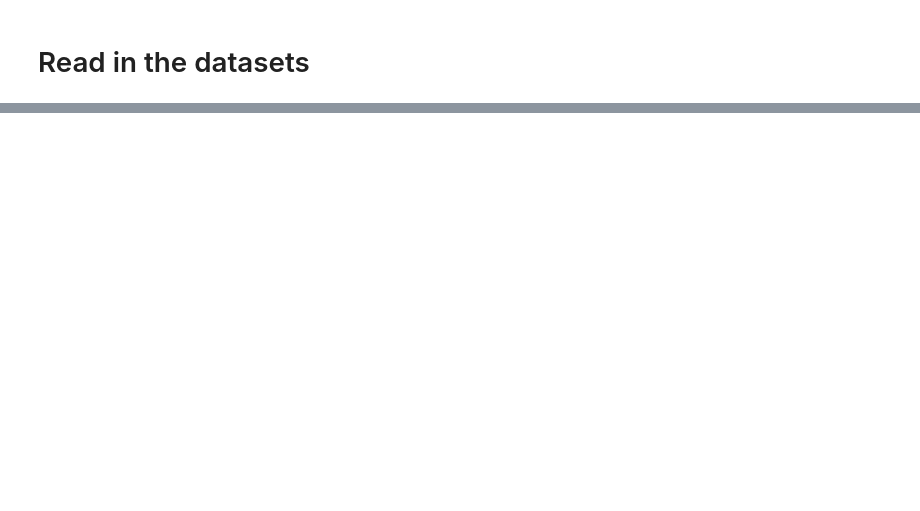
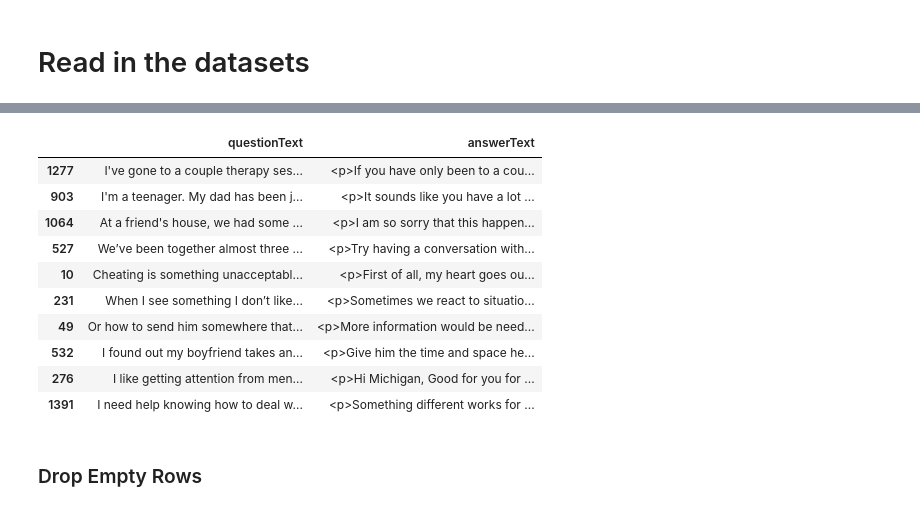
Before and after one commit to Dantoro/project_therapy, a Jupyter notebook: project_notebooks/cleaning_chat_data.ipynb, the cells around one changed output, grey strips where cells are left out. Cells and saved outputs as stored; diff of their text form; code cells hidden in the pictures; blank space fills up the shorter version.

```diff
--- a/project_notebooks/cleaning_chat_data.ipynb
+++ b/project_notebooks/cleaning_chat_data.ipynb
@@ -27,0 +291,2 @@ CounselChat: (1482, 9)
+# %%
+counsel_chat_df = counsel_chat_df.drop(columns=['questionID', 'questionTitle', 'questionUrl', 'topics', 'therapistName', 'therapistUrl', 'upvotes'])
@@ -27,0 +313,16 @@ CounselChat: (1482, 9)
+# %%
+display(counsel_chat_df.sample(10))
+# %% [output]
+|  | questionText | answerText |
+| 1277 | I've gone to a couple therapy ses... | <p>If you have only been to a cou... |
+| 903 | I'm a teenager. My dad has been j... | <p>It sounds like you have a lot ... |
+| 1064 | At a friend's house, we had some ... | <p>I am so sorry that this happen... |
+| 527 | We’ve been together almost three ... | <p>Try having a conversation with... |
+| 10 | Cheating is something unacceptabl... | <p>First of all, my heart goes ou... |
+| 231 | When I see something I don’t like... | <p>Sometimes we react to situatio... |
+| 49 | Or how to send him somewhere that... | <p>More information would be need... |
+| 532 | I found out my boyfriend takes an... | <p>Give him the time and space he... |
+| 276 | I like getting attention from men... | <p>Hi Michigan, Good for you for ... |
+| 1391 | I need help knowing how to deal w... | <p>Something different works for ... |
+# %% [markdown]
+### Drop Empty Rows
```
Also changed, not shown: parts of 51 cells of this notebook.
